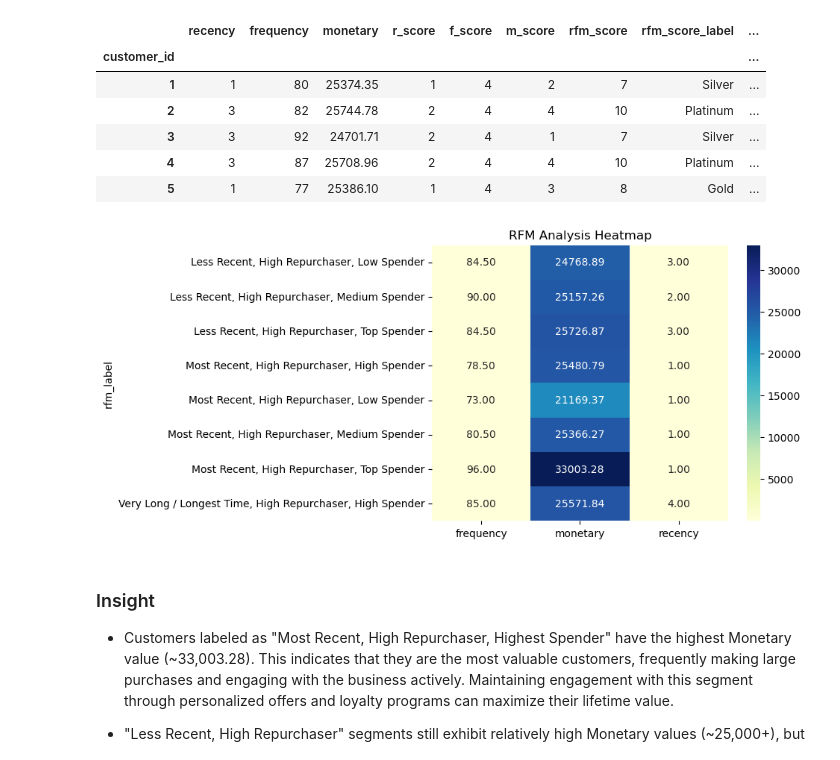
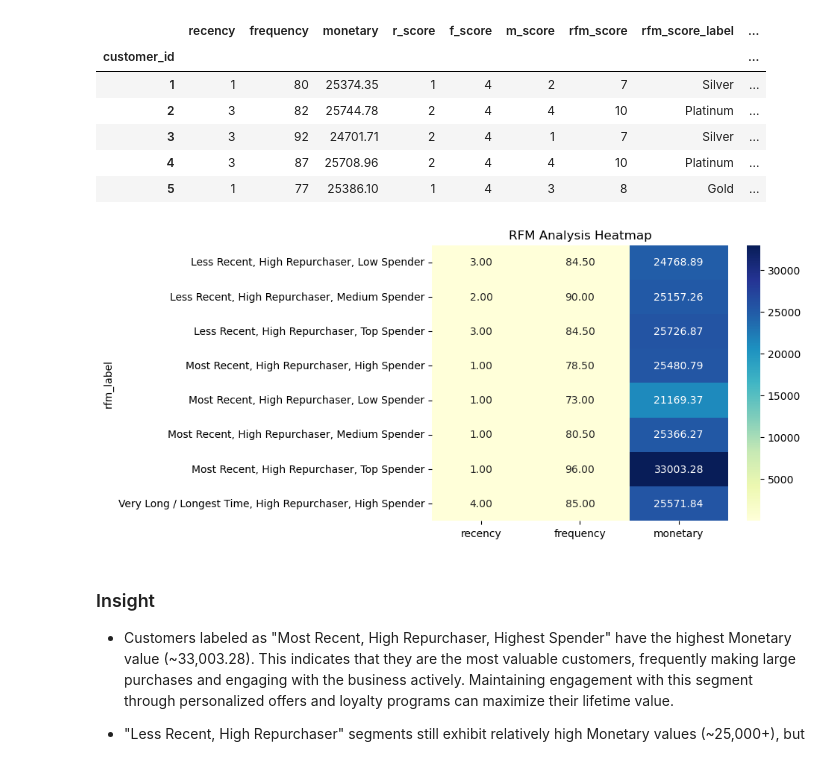
Before and after one commit to hansdarmawann/rfm-myanmar-retail, a Jupyter notebook: RFM_Myanmar_Analysis.ipynb, the cells around one changed output. Cells and saved outputs as stored; diff of their text form; code cells hidden in the pictures.

```diff
--- a/RFM_Myanmar_Analysis.ipynb
+++ b/RFM_Myanmar_Analysis.ipynb
@@ -793,14 +798,18 @@ df_customer.head()
 | 4 | 3 | 87 | 25708.96 | 2 | 4 | 4 | 10 | Platinum | ... |
 | 5 | 1 | 77 | 25386.10 | 1 | 4 | 3 | 8 | Gold | ... |
 # %%
+# Create the pivot table
 lrfm_heatmap = df_customer.pivot_table(index='rfm_label', values=['recency', 'frequency', 'monetary'], aggfunc='median')
 
-# Create the heatmap
+# Reorder the columns from f-m-r to r-f-m
+lrfm_heatmap = lrfm_heatmap[['recency', 'frequency', 'monetary']]
+
+# Plot the heatmap with reordered columns
 sns.heatmap(lrfm_heatmap, cmap='YlGnBu', annot=True, fmt=".2f")
 plt.title('RFM Analysis Heatmap')
 plt.show()
 # %% [output]
-[figure, old version]
+[figure, new version]
 # %%
 import plotly.express as px
 
```
Also changed, not shown: parts of 1 cell of this notebook.
